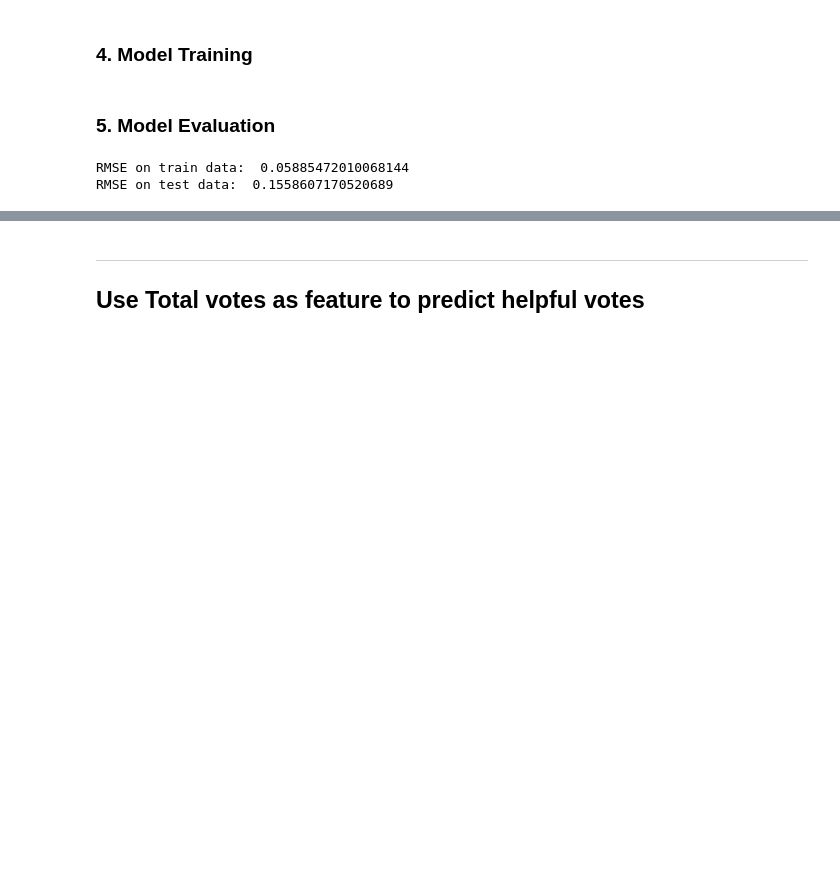
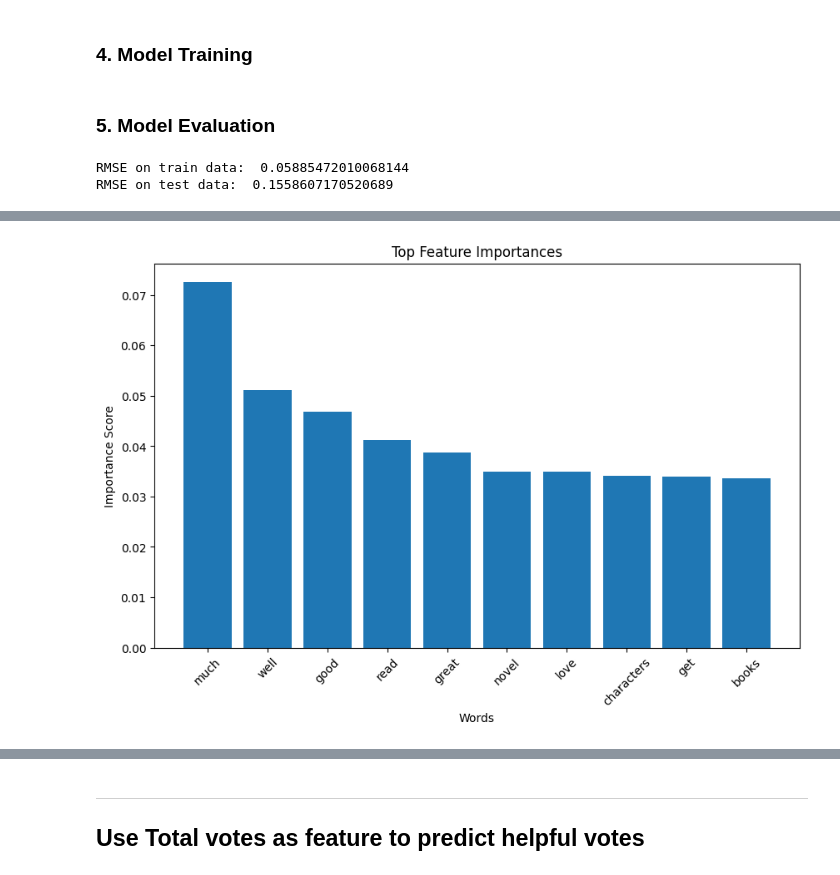
Before and after one commit to AndreaAlberti07/Amazon-books-reviews-ML, a Jupyter notebook: notebooks/model/helpfulness_model.ipynb, the cells around one changed output, grey strips where cells are left out. Drawn from its saved outputs; the diff is of its cells as text; code cells hidden in the pictures; blank space fills up the shorter version.

Commit message:
Updated model #7

```diff
--- a/notebooks/model/helpfulness_model.ipynb
+++ b/notebooks/model/helpfulness_model.ipynb
@@ -200,0 +204,23 @@ plt.show()
+# %%
+import matplotlib.pyplot as plt
+
+# Get the feature importances from the trained model
+feature_importances = rand_forest.feature_importances_
+
+# Sort the feature importances in descending order
+sorted_idx = feature_importances.argsort()[::-1]
+
+# Get the top N most important words
+top_N = 10  # Change this to the desired number of top words
+top_words = [model.wv.index_to_key[idx] for idx in sorted_idx[:top_N]]
+
+# Plot the feature importances
+plt.figure(figsize=(10, 6))
+plt.bar(range(top_N), feature_importances[sorted_idx[:top_N]])
+plt.xticks(range(top_N), top_words, rotation=45)
+plt.title("Top Feature Importances")
+plt.xlabel("Words")
+plt.ylabel("Importance Score")
+plt.show()
+# %% [output]
+[figure, added]
```
Also changed, not shown: parts of 5 cells of this notebook.
